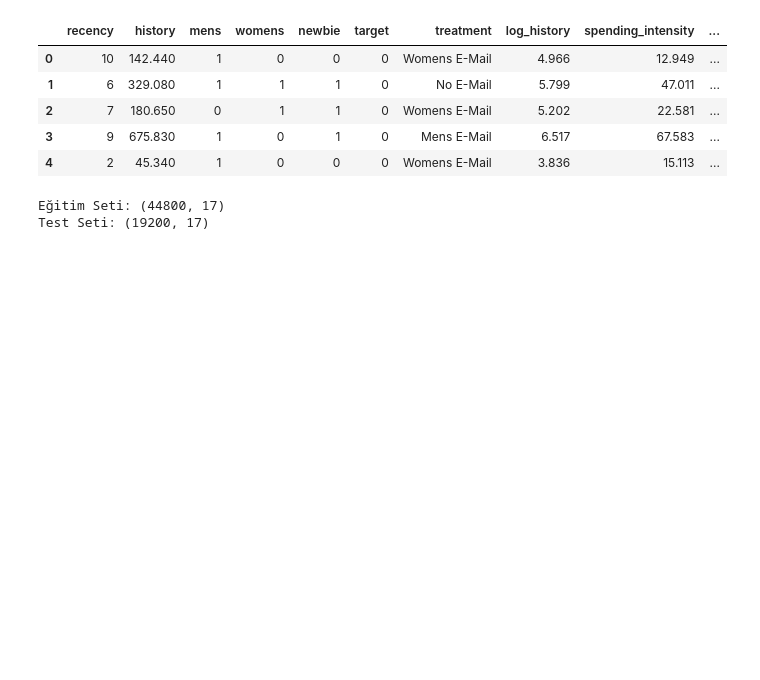
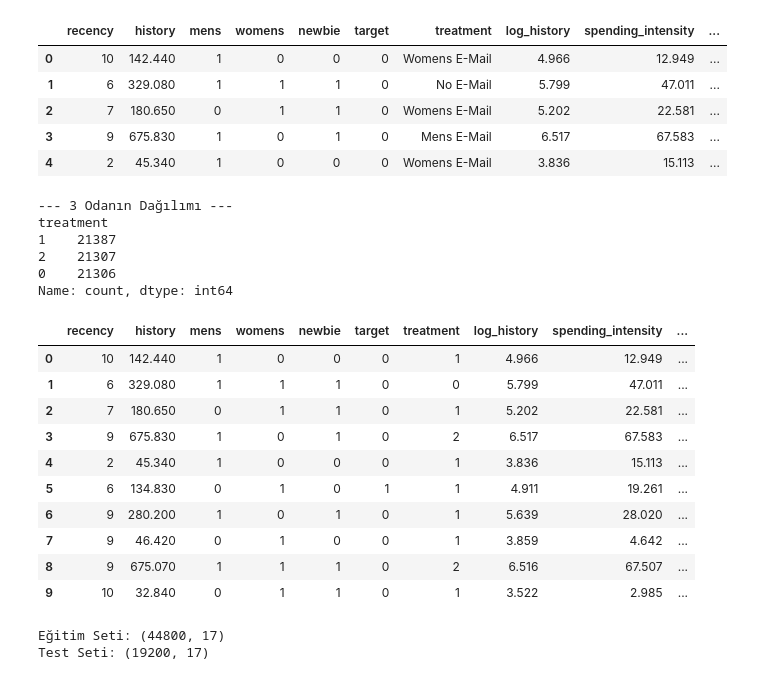
Before and after one commit to faranji/causal-crm-uplift-modeling, a Jupyter notebook: eda.ipynb, the cells around one changed output. Cells and saved outputs as stored; diff of their text form; code cells hidden in the pictures; blank space fills up the shorter version.

```diff
--- a/eda.ipynb
+++ b/eda.ipynb
@@ -357,9 +355,37 @@ df.head()
 | 3 | 9 | 675.830 | 1 | 0 | 1 | 0 | Mens E-Mail | 6.517 | 67.583 | ... |
 | 4 | 2 | 45.340 | 1 | 0 | 0 | 0 | Womens E-Mail | 3.836 | 15.113 | ... |
 # %%
-df['treatment'] = np.where(df['treatment'] == 'No E-mail', 0, 1)
+# Odaları tanımlıyoruz 3 odalı sistem, T-Learner (Two/Multi-Learner) Oda 0 (Kontrol), Oda 1 (Kadın), Oda 2 (Erkek)
+df['treatment'] = df['treatment'].replace({
+    'No E-Mail': 0,
+    'Womens E-Mail': 1,
+    'Mens E-Mail': 2
+})
+
+print("--- 3 Odanın Dağılımı ---")
+print(df['treatment'].value_counts())
+# Ekranda 3 farklı grup (0, 1 ve 2) dengeli bir şekilde dökülecek!
+# %% [output]
+--- 3 Odanın Dağılımı ---
+treatment
+1    21387
+2    21307
+0    21306
+Name: count, dtype: int64
 # %%
-df.head()
+df.head(10)
+# %% [output]
+|  | recency | history | mens | womens | newbie | target | treatment | log_history | spending_intensity | ... |
+| 0 | 10 | 142.440 | 1 | 0 | 0 | 0 | 1 | 4.966 | 12.949 | ... |
+| 1 | 6 | 329.080 | 1 | 1 | 1 | 0 | 0 | 5.799 | 47.011 | ... |
+| 2 | 7 | 180.650 | 0 | 1 | 1 | 0 | 1 | 5.202 | 22.581 | ... |
+| 3 | 9 | 675.830 | 1 | 0 | 1 | 0 | 2 | 6.517 | 67.583 | ... |
+| 4 | 2 | 45.340 | 1 | 0 | 0 | 0 | 1 | 3.836 | 15.113 | ... |
+| 5 | 6 | 134.830 | 0 | 1 | 0 | 1 | 1 | 4.911 | 19.261 | ... |
+| 6 | 9 | 280.200 | 1 | 0 | 1 | 0 | 1 | 5.639 | 28.020 | ... |
+| 7 | 9 | 46.420 | 0 | 1 | 0 | 0 | 1 | 3.859 | 4.642 | ... |
+| 8 | 9 | 675.070 | 1 | 1 | 1 | 0 | 2 | 6.516 | 67.507 | ... |
+| 9 | 10 | 32.840 | 0 | 1 | 1 | 0 | 1 | 3.522 | 2.985 | ... |
 # %%
 df_train, df_test = train_test_split(
     df,
```
Also changed, not shown: parts of 12 cells of this notebook, 6 other files.
